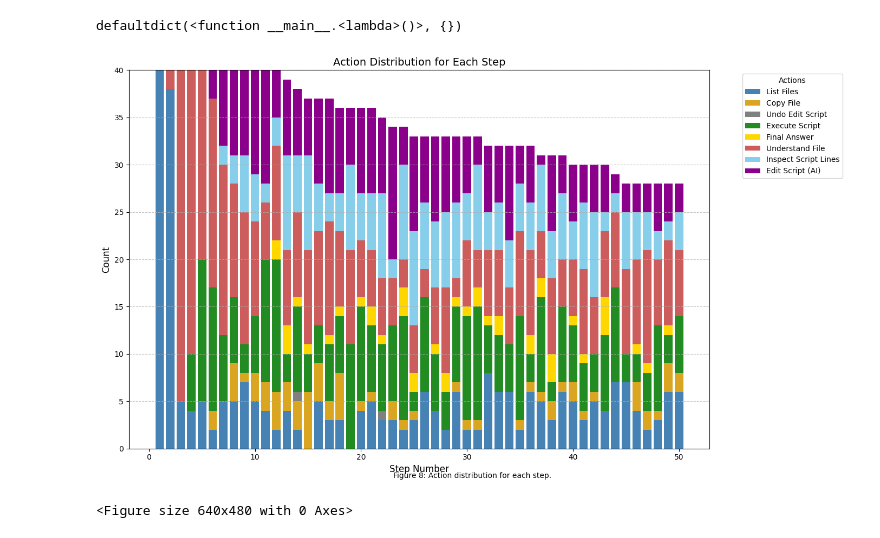
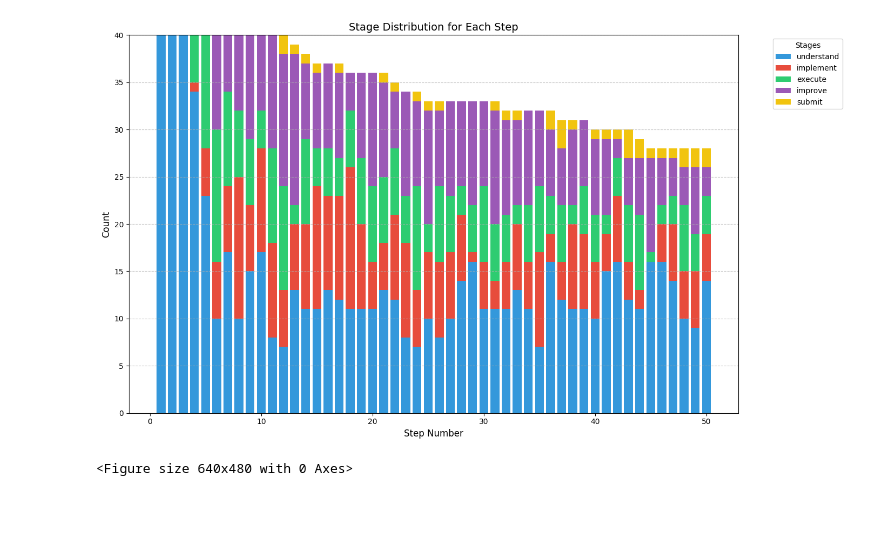
Before and after one commit to shitanshubhushan/MLRC_agent_trace_analysis, a Jupyter notebook: Stage_per_step.ipynb, the cells around one changed output. Drawn from its saved outputs; the diff is of its cells as text; code cells hidden in the pictures; blank space fills up the shorter version.

Commit message:
updating stage_per_step code

```diff
--- a/Stage_per_step.ipynb
+++ b/Stage_per_step.ipynb
@@ -13,2 +16,2 @@ import textwrap
 # %%
-data_dir = Path('data')
+data_dir = Path('Steps')
@@ -26,19 +18,21 @@ ACTION_TYPES = [
+# %%
+STAGE_TYPES = [
+    1,
+    2,
+    3,
+    4,
+    5
+]
 # %%
-step_action_counts = defaultdict(lambda: {action: 0 for action in ACTION_TYPES})
+step_stage_counts = defaultdict(lambda: {stage: 0 for stage in STAGE_TYPES})
-# %%
-step_action_counts
-# %% [output]
-defaultdict(<function __main__.<lambda>()>, {})
 # %%
-for trace_file in data_dir.rglob('env_log/trace.json'):
+for trace_file in data_dir.rglob('analysis.json'):
     try:
         with open(trace_file, 'r') as f:
             trace_data = json.load(f)
 
         for step_num, step in enumerate(trace_data['steps'], 1):
-            observation = step['observation']
-            action_name = step['action']['name']
-            step_action_counts[step_num][action_name] += 1
+            step_stage_counts[step_num][step['Stage']] += 1
 
 
     except json.JSONDecodeError as e:
@@ -106,9 +94,9 @@ def visualize_step_actions(step_action_counts):
 # %%
-os.makedirs('Action_per_step', exist_ok=True)
-fig = visualize_step_actions(step_action_counts)
-fig.savefig('Action_per_step/action_distribution.png', dpi=300, bbox_inches='tight')
+os.makedirs('Stage_per_step', exist_ok=True)
+fig = visualize_step_actions(step_stage_counts)
+fig.savefig('Stage_per_step/Stage_distribution.png', dpi=300, bbox_inches='tight')
 # %% [output]
-[figure, old version]
+[figure, new version]
 # %%
 # %% [output]
 <Figure size 640x480 with 0 Axes>
```
Also changed, not shown: parts of 3 cells of this notebook.
